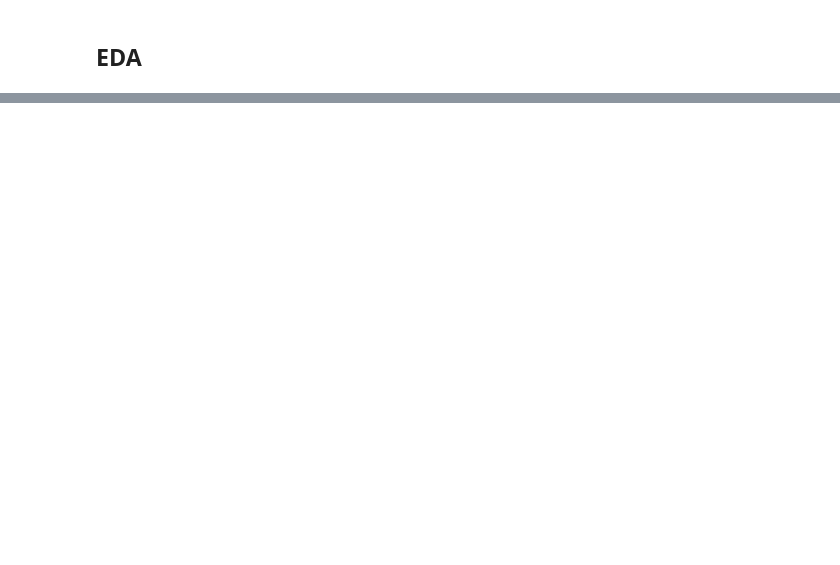
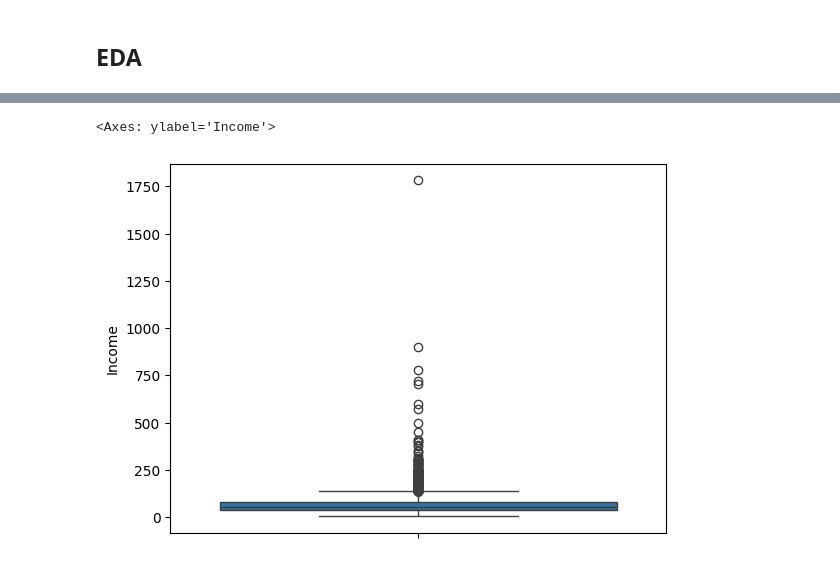
Before and after one commit to mulingwa/Loan_Risk_Prediction_Challenge_DATAMONDAYVIEWS, a Jupyter notebook: notebooks/Analysis.ipynb, the cells around one changed output, grey strips where cells are left out. Drawn from its saved outputs; the diff is of its cells as text; code cells hidden in the pictures; blank space fills up the shorter version.

```diff
--- a/notebooks/Analysis.ipynb
+++ b/notebooks/Analysis.ipynb
@@ -165,0 +183,5 @@ fig.set_xlim(20,70)
+# %%
+sns.boxplot(data=df, y='Income')
+# %% [output]
+<Axes: ylabel='Income'>
+[figure, added]
```
Also changed, not shown: parts of 10 cells of this notebook.
